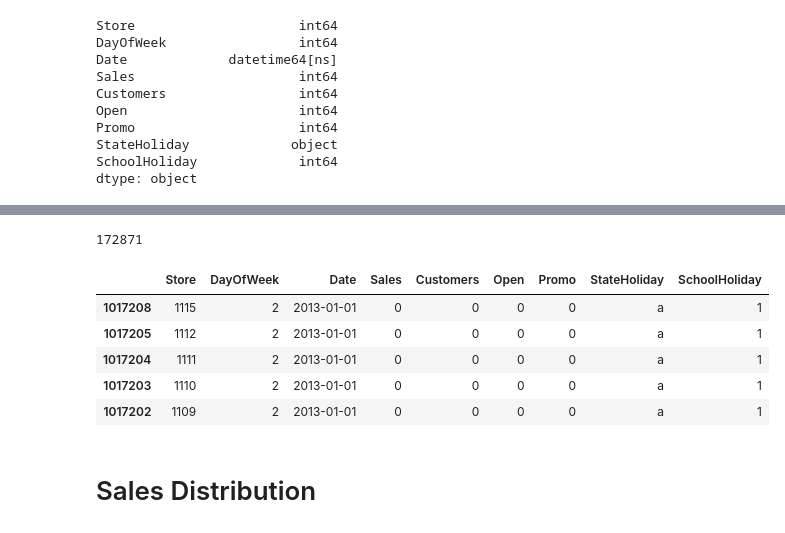
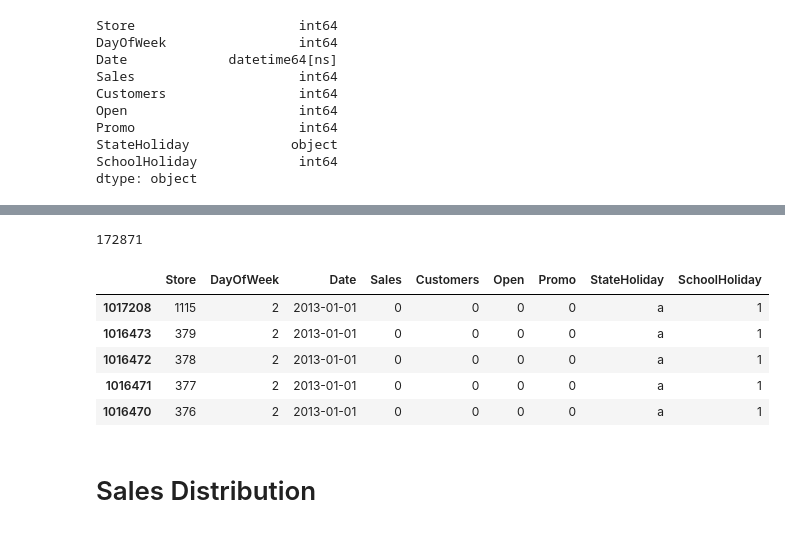
Before and after one commit to dheerajreddy2020/AI-Algorithms-Final-Project, a Jupyter notebook: Data Acquisition and Understanding/Data Exploration.ipynb, the cells around one changed output, grey strips where cells are left out. Saved outputs shown, nothing was run; the diff lists cells and outputs as text; code cells hidden in the pictures.

```diff
--- a/Data Acquisition and Understanding/Data Exploration.ipynb
+++ b/Data Acquisition and Understanding/Data Exploration.ipynb
@@ -44,14 +83,14 @@ train_df.head()
 # %%
 print(len(train_df[train_df['Sales']==0]))
-train_df[train_df['Sales']==0].head()
+train_df[train_df['StateHoliday']!='0'].head()
 # %% [output]
 172871
 |  | Store | DayOfWeek | Date | Sales | Customers | Open | Promo | StateHoliday | SchoolHoliday |
 | 1017208 | 1115 | 2 | 2013-01-01 | 0 | 0 | 0 | 0 | a | 1 |
-| 1017205 | 1112 | 2 | 2013-01-01 | 0 | 0 | 0 | 0 | a | 1 |
-| 1017204 | 1111 | 2 | 2013-01-01 | 0 | 0 | 0 | 0 | a | 1 |
-| 1017203 | 1110 | 2 | 2013-01-01 | 0 | 0 | 0 | 0 | a | 1 |
-| 1017202 | 1109 | 2 | 2013-01-01 | 0 | 0 | 0 | 0 | a | 1 |
+| 1016473 | 379 | 2 | 2013-01-01 | 0 | 0 | 0 | 0 | a | 1 |
+| 1016472 | 378 | 2 | 2013-01-01 | 0 | 0 | 0 | 0 | a | 1 |
+| 1016471 | 377 | 2 | 2013-01-01 | 0 | 0 | 0 | 0 | a | 1 |
+| 1016470 | 376 | 2 | 2013-01-01 | 0 | 0 | 0 | 0 | a | 1 |
 # %% [markdown]
 # Sales Distribution
 # %% [markdown]
```
Also changed, not shown: parts of 58 cells of this notebook, 11 other files.
